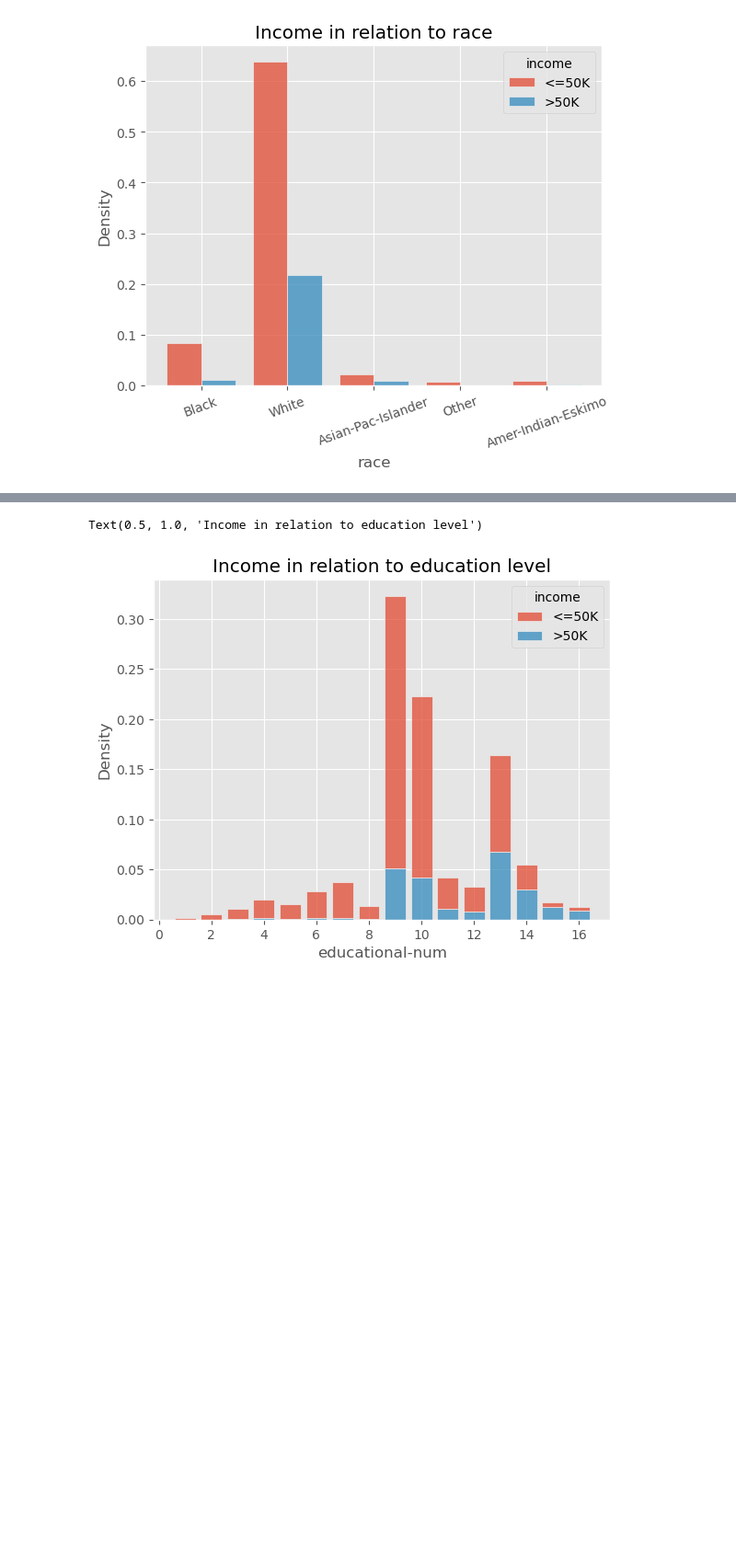
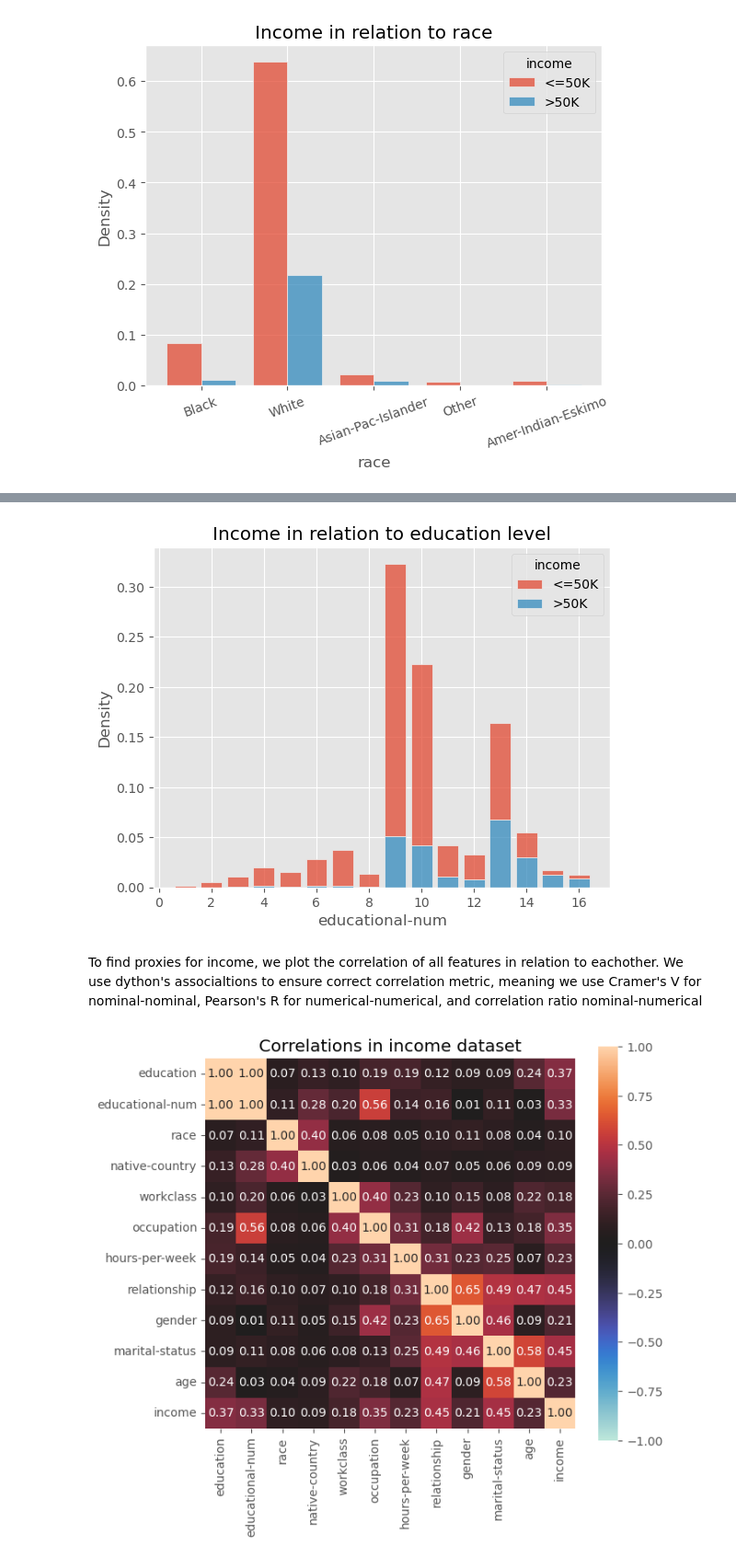
Before and after one commit to Marcus-Friis/afae-exam, a Jupyter notebook: notebooks/eda_income.ipynb, the cells around one changed output, grey strips where cells are left out. Shown at 92% size. Drawn from its saved outputs; the diff is of its cells as text; code cells hidden in the pictures; blank space fills up the shorter version.

```diff
--- a/notebooks/eda_income.ipynb
+++ b/notebooks/eda_income.ipynb
@@ -65,6 +83,25 @@ Text(0.5, 1.0, 'Income in relation to education')
 fig, ax = plt.subplots()
 sns.histplot(x='educational-num', data=df, hue='income', multiple='stack', shrink=.8, stat='density', discrete=True, ax=ax)
 ax.set_title('Income in relation to education level')
+
+save_fig(fig, 'income_education_level.svg')
 # %% [output]
-Text(0.5, 1.0, 'Income in relation to education level')
 [figure]
+# %% [markdown]
+To find proxies for income, we plot the correlation of all features in relation to eachother. We use dython's associaltions to ensure correct correlation metric, meaning we use Cramer's V for nominal-nominal, Pearson's R for numerical-numerical, and correlation ratio nominal-numerical
+# %%
+fig, ax = plt.subplots(figsize=(7,6))
+
+nom_cols = ['workclass', 'education', 'marital-status', 'occupation', 'relationship', 'race', 'gender', 'native-country', 'income']
+num_cols = ['age', 'educational-num', 'hours-per-week']
+associations(df[nom_cols + num_cols],
+             nominal_columns=nom_cols,
+             numerical_columns=num_cols,
+            #  annot=False,
+             title='Correlations in income dataset',
+             clustering=True,
+             ax=ax)
+
+save_fig(fig, 'income_correlations.svg')
+# %% [output]
+[figure, added]
```
Also changed, not shown: parts of 10 cells of this notebook, 10 other files.
